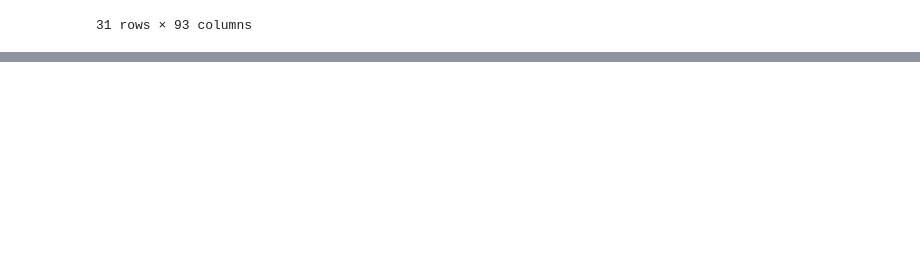
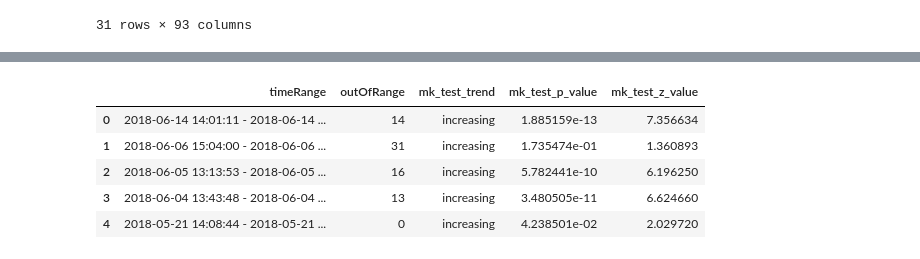
Before and after one commit to ankushtale/CSE572-HW1-CGMDataAnalysis, a Jupyter notebook: Group28_DM_Project1_CGM-OutOfRange.ipynb, the cells around one changed output, grey strips where cells are left out. Cells and saved outputs as stored; diff of their text form; code cells hidden in the pictures; blank space fills up the shorter version.

Commit message:
Feature #2 to feature_matrix @manikanta2 , do add yours too

```diff
--- a/Group28_DM_Project1_CGM-OutOfRange.ipynb
+++ b/Group28_DM_Project1_CGM-OutOfRange.ipynb
@@ -155,0 +218,5 @@ pd.DataFrame({'timeRange':timeRange, 'outOfRange': outOfRange})
+# %%
+#Range length depends on cgm_merged length, if adding a new column please change here
+for i in range(len(cgm_merged.columns)//3):
+    col = str(i) + '_y'
+    print("Meal #{} :{}".format(i,mk_test(cgm_merged[col].values.ravel())))
@@ -155,0 +241,18 @@ pd.DataFrame({'timeRange':timeRange, 'outOfRange': outOfRange})
+# %%
+#Insert mk_testt_trend
+feature_matrix.insert(2, "mk_test_trend", [mk_test(cgm_merged[str(i) + '_y'].values.ravel())[0] for i in range(len(cgm_merged.columns)//3)])
+# %%
+#Insert mk_test_p_value: p value of the significance test
+feature_matrix.insert(3, "mk_test_p_value", [mk_test(cgm_merged[str(i) + '_y'].values.ravel())[2] for i in range(len(cgm_merged.columns)//3)])
+# %%
+#Insert mk_test_z_value: normalized test statistics
+feature_matrix.insert(4, "mk_test_z_value", [mk_test(cgm_merged[str(i) + '_y'].values.ravel())[3] for i in range(len(cgm_merged.columns)//3)])
+# %%
+feature_matrix.head()
+# %% [output]
+|  | timeRange | outOfRange | mk_test_trend | mk_test_p_value | mk_test_z_value |
+| 0 | 2018-06-14 14:01:11 - 2018-06-14 ... | 14 | increasing | 1.885159e-13 | 7.356634 |
+| 1 | 2018-06-06 15:04:00 - 2018-06-06 ... | 31 | increasing | 1.735474e-01 | 1.360893 |
+| 2 | 2018-06-05 13:13:53 - 2018-06-05 ... | 16 | increasing | 5.782441e-10 | 6.196250 |
+| 3 | 2018-06-04 13:43:48 - 2018-06-04 ... | 13 | increasing | 3.480505e-11 | 6.624660 |
+| 4 | 2018-05-21 14:08:44 - 2018-05-21 ... | 0 | increasing | 4.238501e-02 | 2.029720 |
```
Also changed, not shown: parts of 7 cells of this notebook.
